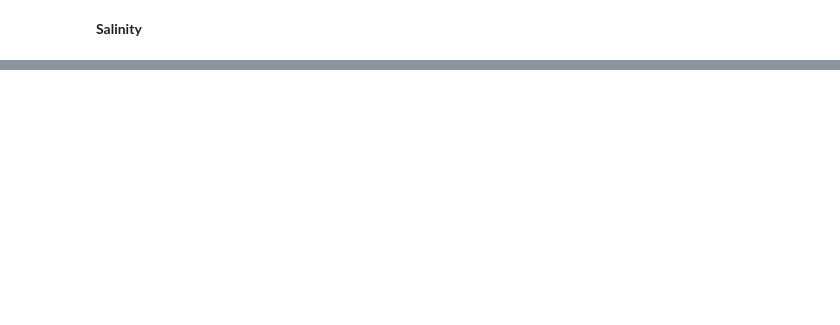
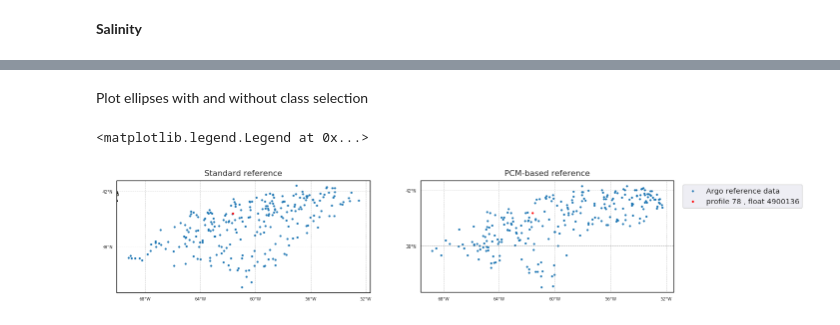
Before and after one commit to euroargodev/DMQC-PCM, a Jupyter notebook: exemples/4900136_paper/Reference_envelop_plots.ipynb, the cells around one changed output, grey strips where cells are left out. Saved outputs shown, nothing was run; the diff lists cells and outputs as text; code cells hidden in the pictures; blank space fills up the shorter version.

```diff
--- a/exemples/4900136_paper/Reference_envelop_plots.ipynb
+++ b/exemples/4900136_paper/Reference_envelop_plots.ipynb
@@ -261,0 +314,54 @@ ax[1].legend()
+# %% [markdown]
+Plot ellipses with and without class selection
+# %%
+#selected_float_index = [i for i, isource in enumerate(ds_out['source'].values) if isource == 'selected_float']
+
+proj=ccrs.PlateCarree()
+subplot_kw = {'projection': proj}
+fig, ax = plt.subplots(nrows=1, ncols=2, figsize=(
+            12, 6), dpi=120, facecolor='w', edgecolor='k', subplot_kw=subplot_kw)
+
+# without class selection
+p1 = ax[0].scatter(ds_ref['long'], ds_ref['lat'], s=3, transform=proj, label='Argo reference data')
+p2 = ax[0].scatter(ds_f['LONGITUDE'], ds_f['LATITUDE'], s=3, color = 'r', transform=proj, label='profile ' + str(prof_num)+ ' , float ' + str(float_WMO))
+
+land_feature = cfeature.NaturalEarthFeature(
+            category='physical', name='land', scale='50m', facecolor=[0.9375, 0.9375, 0.859375])
+ax[0].add_feature(land_feature, edgecolor='black')
+
+defaults = {'linewidth': .5, 'color': 'gray', 'alpha': 0.5, 'linestyle': '--'}
+gl = ax[0].gridlines(crs=ax[0].projection,draw_labels=True, **defaults)
+gl.xlocator = mticker.FixedLocator(np.arange(-180, 180+1, 4))
+gl.ylocator = mticker.FixedLocator(np.arange(-90, 90+1, 4))
+gl.xformatter = LONGITUDE_FORMATTER
+gl.yformatter = LATITUDE_FORMATTER
+gl.xlabel_style = {'fontsize': 5}
+gl.ylabel_style = {'fontsize': 5}
+gl.xlabels_top = False
+gl.ylabels_right = False
+ax[0].set_title('Standard reference')
+
+# with class selection
+p1 = ax[1].scatter(ds_ref_class['long'], ds_ref_class['lat'], s=3, transform=proj, label='Argo reference data')
+p2 = ax[1].scatter(ds_f['LONGITUDE'], ds_f['LATITUDE'], s=3, color = 'r', transform=proj, label='profile ' + str(prof_num)+ ' , float ' + str(float_WMO))
+
+land_feature = cfeature.NaturalEarthFeature(
+            category='physical', name='land', scale='50m', facecolor=[0.9375, 0.9375, 0.859375])
+ax[1].add_feature(land_feature, edgecolor='black')
+
+defaults = {'linewidth': .5, 'color': 'gray', 'alpha': 0.5, 'linestyle': '--'}
+gl = ax[1].gridlines(crs=ax[1].projection,draw_labels=True, **defaults)
+gl.xlocator = mticker.FixedLocator(np.arange(-180, 180+1, 4))
+gl.ylocator = mticker.FixedLocator(np.arange(-90, 90+1, 4))
+gl.xformatter = LONGITUDE_FORMATTER
+gl.yformatter = LATITUDE_FORMATTER
+gl.xlabel_style = {'fontsize': 5}
+gl.ylabel_style = {'fontsize': 5}
+gl.xlabels_top = False
+gl.ylabels_right = False
+ax[1].set_title('PCM-based reference')
+
+ax[1].legend(bbox_to_anchor=(1.02, 1), loc='upper left')
+# %% [output]
+<matplotlib.legend.Legend at 0x...>
+[figure, added]
```
Also changed, not shown: parts of 10 cells of this notebook, 2 other files.
